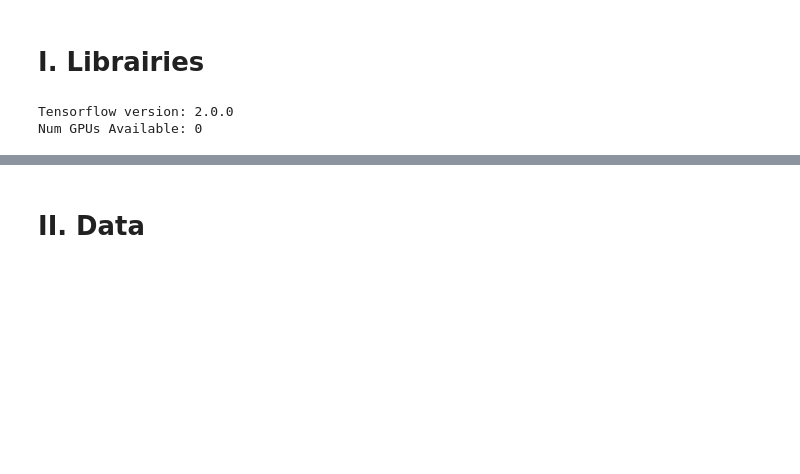
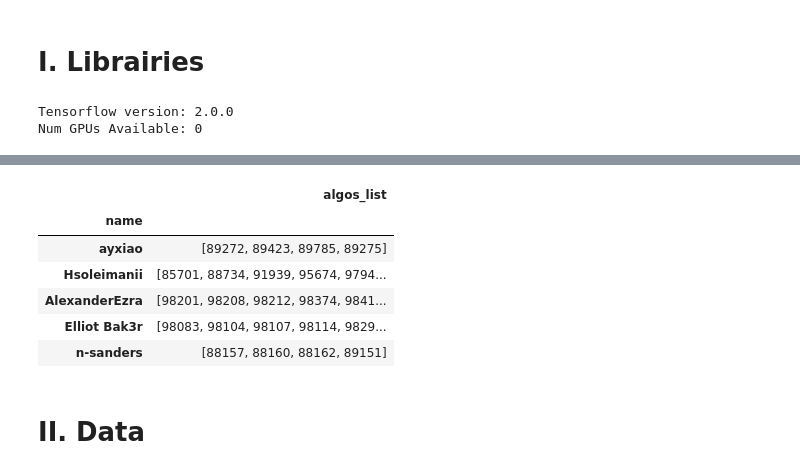
Before and after one commit to EtWnn/AlphaTerminal, a Jupyter notebook: single_eagle_training.ipynb, the cells around one changed output, grey strips where cells are left out. Saved outputs shown, nothing was run; the diff lists cells and outputs as text; code cells hidden in the pictures; blank space fills up the shorter version.

```diff
--- a/single_eagle_training.ipynb
+++ b/single_eagle_training.ipynb
@@ -26,3 +48,14 @@ random_seed = 42
+# %%
+dataframe = pd.read_pickle("./tables/pkl/users_table.pkl")
+dataframe.head()
+# %% [output]
+|  | algos_list |
+| name |  |
+| ayxiao | [89272, 89423, 89785, 89275] |
+| Hsoleimanii | [85701, 88734, 91939, 95674, 9794... |
+| AlexanderEzra | [98201, 98208, 98212, 98374, 9841... |
+| Elliot Bak3r | [98083, 98104, 98107, 98114, 9829... |
+| n-sanders | [88157, 88160, 88162, 89151] |
 # %% [markdown]
 # II. Data
 # %% [markdown]
```
Also changed, not shown: parts of 4 cells of this notebook, 3 other files.
